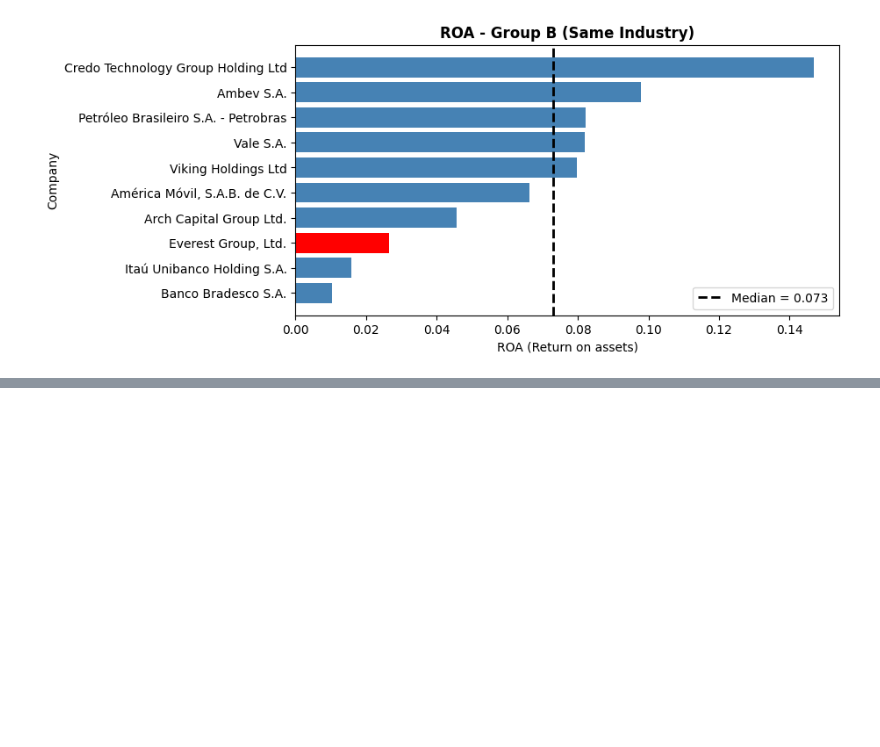
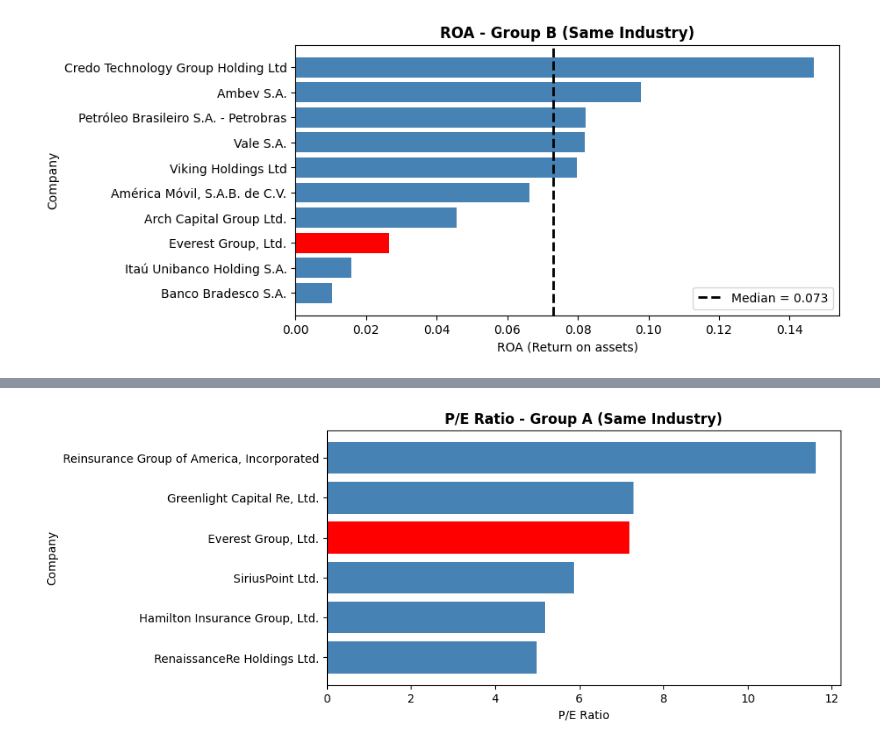
Before and after one commit to kocangregor/BigData, a Jupyter notebook: hw2_Kocan.ipynb, the cells around one changed output, grey strips where cells are left out. Cells and saved outputs as stored; diff of their text form; code cells hidden in the pictures; blank space fills up the shorter version.

```diff
--- a/hw2_Kocan.ipynb
+++ b/hw2_Kocan.ipynb
@@ -292,0 +294,24 @@ plt.show()
+# %%
+pe_A = df_A.dropna(subset=["pe_trailing"]).copy()
+pe_A = pe_A.sort_values("pe_trailing", ascending=True)
+
+colors = [
+    "red" if name == "Everest Group, Ltd." else "steelblue"
+    for name in pe_A["company_name"]
+]
+
+plt.figure(figsize=(8, 4))
+
+plt.barh(
+    pe_A["company_name"],
+    pe_A["pe_trailing"],
+    color=colors
+)
+
+plt.xlabel("P/E Ratio")
+plt.ylabel("Company")
+plt.title("P/E Ratio - Group A (Same Industry)")
+
+plt.show()
+# %% [output]
+[figure, added]
```
Also changed, not shown: parts of 5 cells of this notebook.
